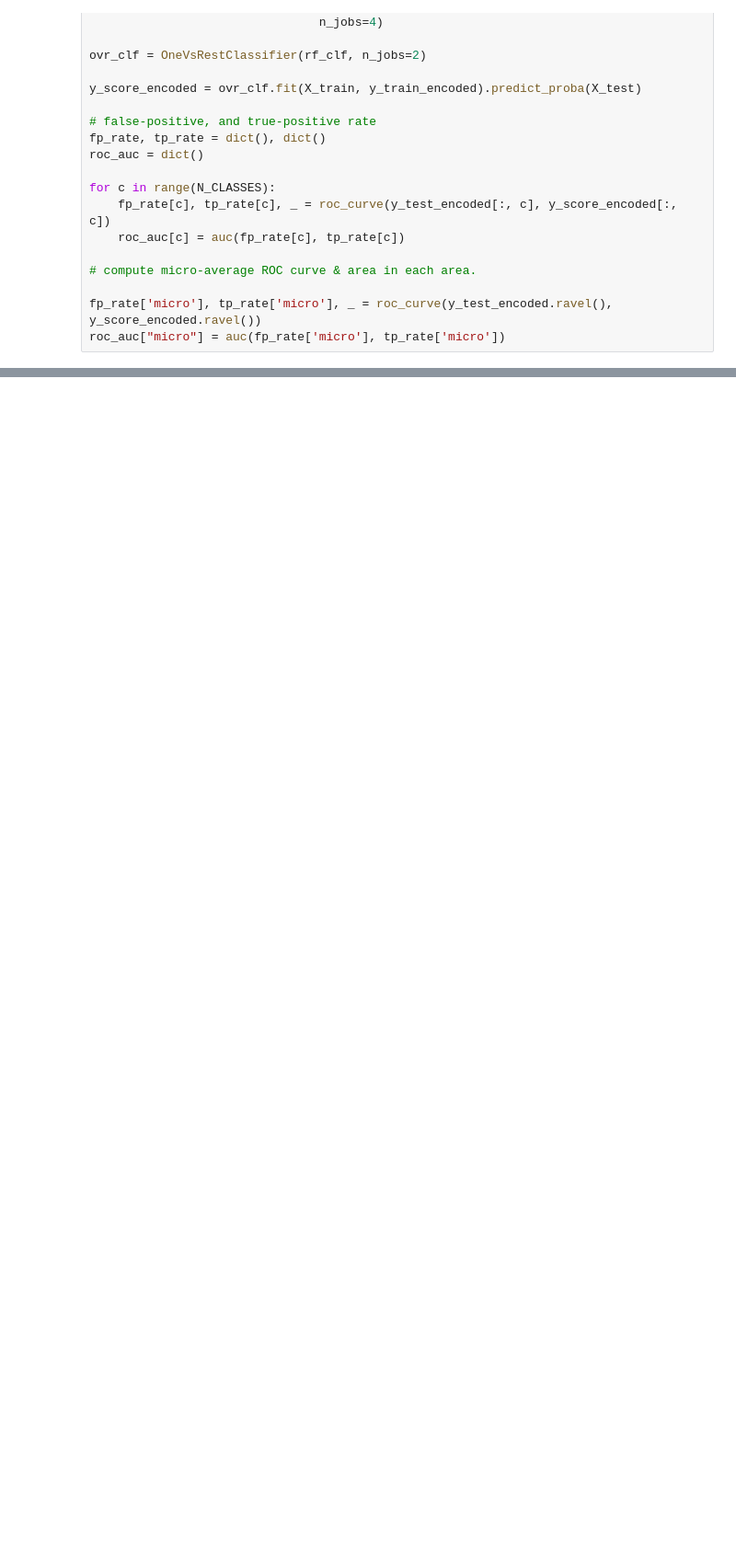
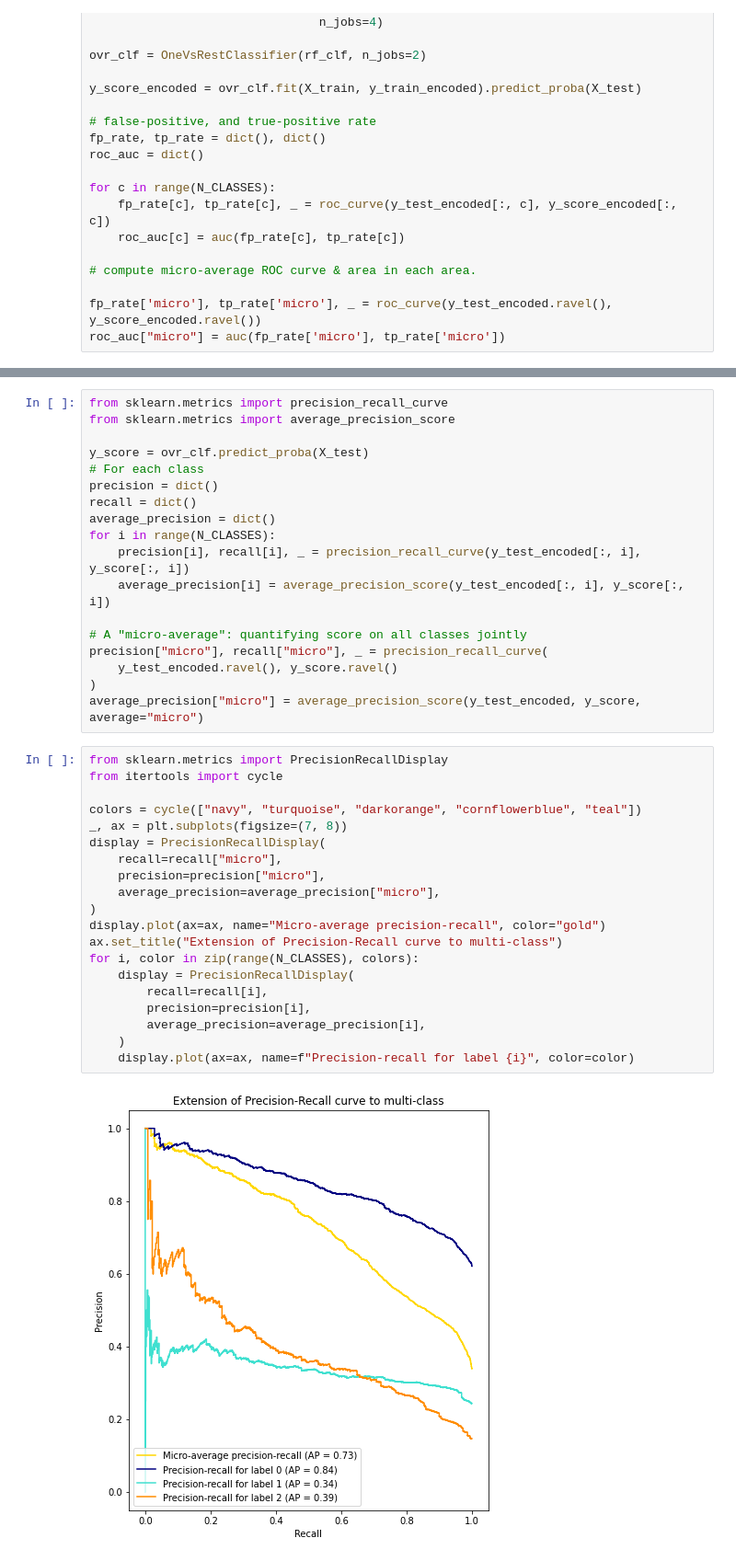
Before and after one commit to Kukaheadla/COMP90089_group_project, a Jupyter notebook: models/rf_model_imbalanced.ipynb, the cells around one changed output, grey strips where cells are left out. Shown at 92% size. Drawn from its saved outputs; the diff is of its cells as text; blank space fills up the shorter version.

```diff
--- a/models/rf_model_imbalanced.ipynb
+++ b/models/rf_model_imbalanced.ipynb
@@ -238,0 +247,40 @@ plt.show()
+# %%
+from sklearn.metrics import precision_recall_curve
+from sklearn.metrics import average_precision_score
+
+y_score = ovr_clf.predict_proba(X_test)
+# For each class
+precision = dict()
+recall = dict()
+average_precision = dict()
+for i in range(N_CLASSES):
+    precision[i], recall[i], _ = precision_recall_curve(y_test_encoded[:, i], y_score[:, i])
+    average_precision[i] = average_precision_score(y_test_encoded[:, i], y_score[:, i])
+
+# A "micro-average": quantifying score on all classes jointly
+precision["micro"], recall["micro"], _ = precision_recall_curve(
+    y_test_encoded.ravel(), y_score.ravel()
+)
+average_precision["micro"] = average_precision_score(y_test_encoded, y_score, average="micro")
+# %%
+from sklearn.metrics import PrecisionRecallDisplay
+from itertools import cycle
+
+colors = cycle(["navy", "turquoise", "darkorange", "cornflowerblue", "teal"])
+_, ax = plt.subplots(figsize=(7, 8))
+display = PrecisionRecallDisplay(
+    recall=recall["micro"],
+    precision=precision["micro"],
+    average_precision=average_precision["micro"],
+)
+display.plot(ax=ax, name="Micro-average precision-recall", color="gold")
+ax.set_title("Extension of Precision-Recall curve to multi-class")
+for i, color in zip(range(N_CLASSES), colors):
+    display = PrecisionRecallDisplay(
+        recall=recall[i],
+        precision=precision[i],
+        average_precision=average_precision[i],
+    )
+    display.plot(ax=ax, name=f"Precision-recall for label {i}", color=color)
+# %% [output]
+[figure, added]
```
Also changed, not shown: parts of 1 cell of this notebook, 6 other files.
